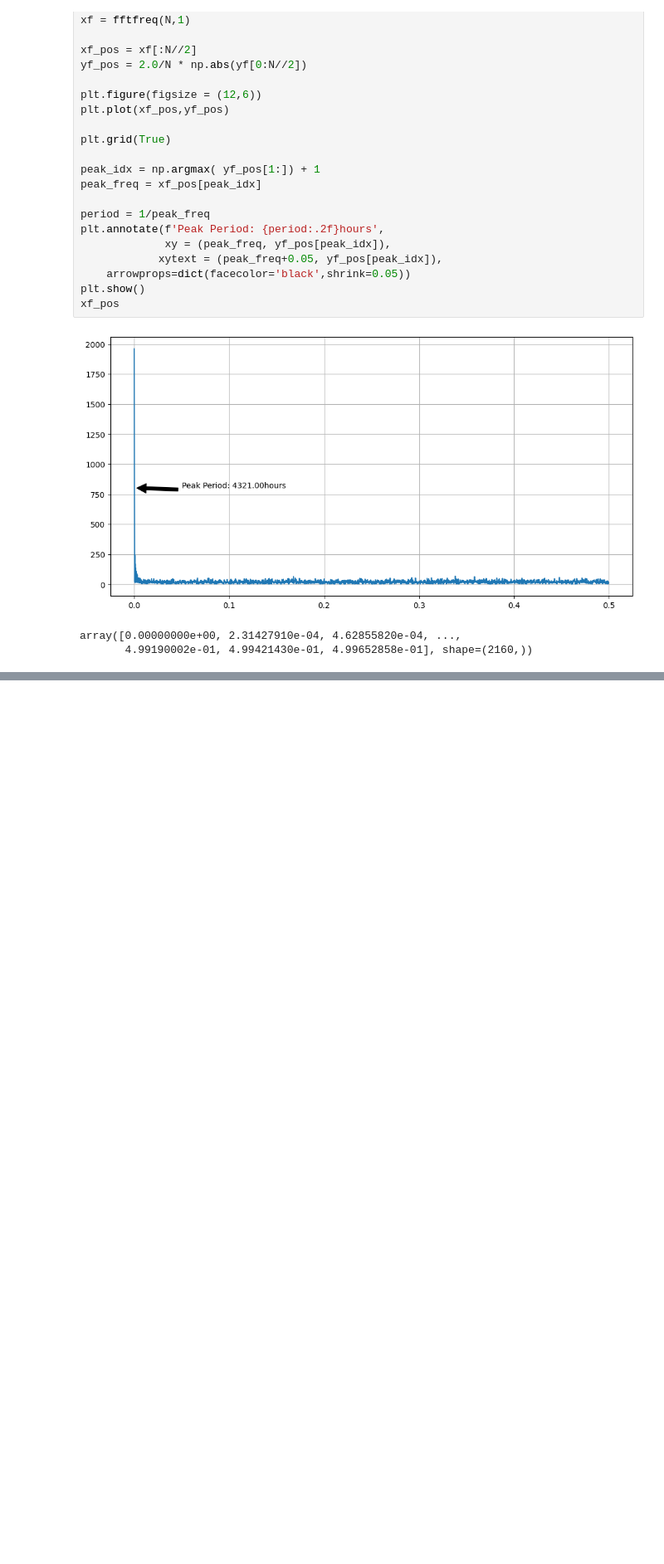
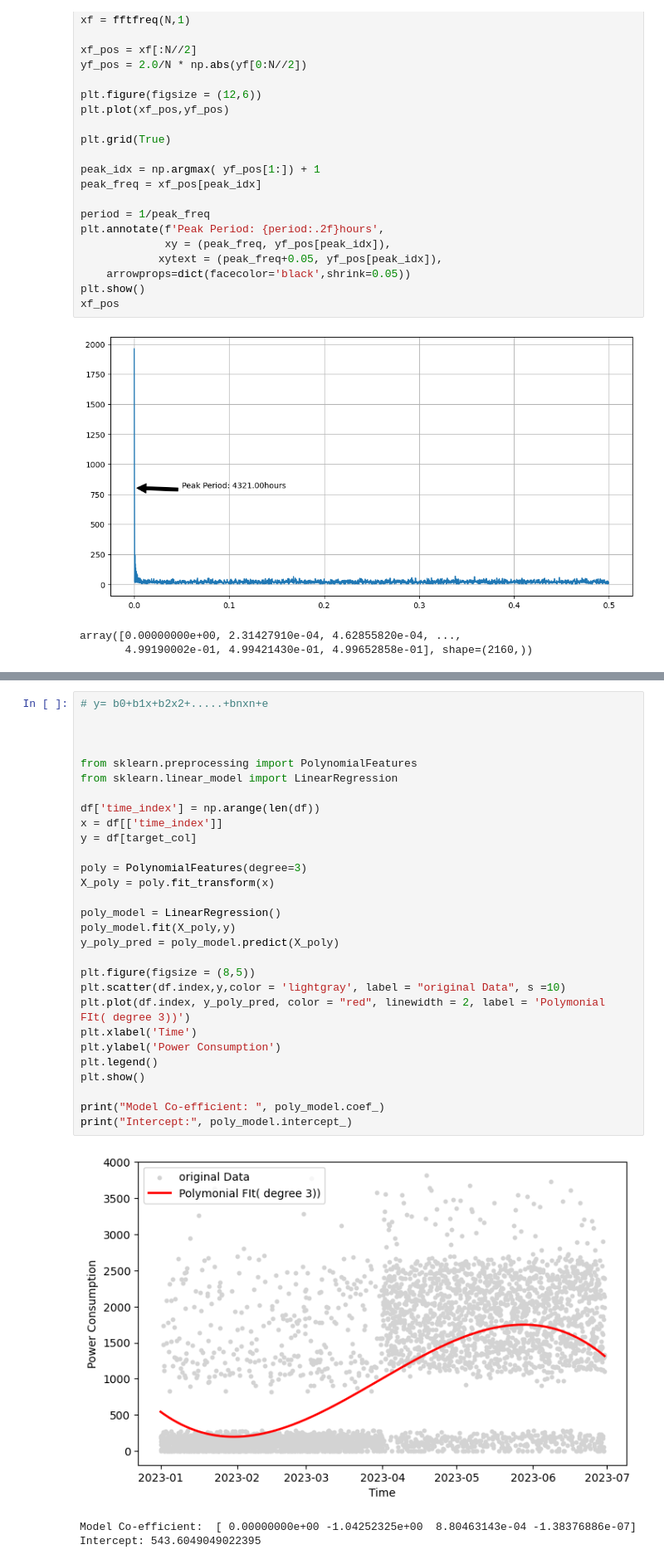
Before and after one commit to mailech/SmartEnergy-Consumption, a Jupyter notebook: jupyter_notebooks/Pre-Processing.ipynb, the cells around one changed output, grey strips where cells are left out. Shown at 83% size. Saved outputs shown, nothing was run; the diff lists cells and outputs as text; blank space fills up the shorter version.

```diff
--- a/jupyter_notebooks/Pre-Processing.ipynb
+++ b/jupyter_notebooks/Pre-Processing.ipynb
@@ -150,0 +191,33 @@ array([0.00000000e+00, 2.31427910e-04, 4.62855820e-04, ...,
+# %%
+# y= b0+b1x+b2x2+.....+bnxn+e
+
+
+
+from sklearn.preprocessing import PolynomialFeatures
+from sklearn.linear_model import LinearRegression
+
+df['time_index'] = np.arange(len(df))
+x = df[['time_index']]
+y = df[target_col]
+
+poly = PolynomialFeatures(degree=3)
+X_poly = poly.fit_transform(x)
+
+poly_model = LinearRegression()
+poly_model.fit(X_poly,y)
+y_poly_pred = poly_model.predict(X_poly)
+
+plt.figure(figsize = (8,5))
+plt.scatter(df.index,y,color = 'lightgray', label = "original Data", s =10)
+plt.plot(df.index, y_poly_pred, color = "red", linewidth = 2, label = 'Polymonial FIt( degree 3))')
+plt.xlabel('Time')
+plt.ylabel('Power Consumption')
+plt.legend()
+plt.show()
+
+print("Model Co-efficient: ", poly_model.coef_)
+print("Intercept:", poly_model.intercept_)
+# %% [output]
+[figure, added]
+Model Co-efficient:  [ 0.00000000e+00 -1.04252325e+00  8.80463143e-04 -1.38376886e-07]
+Intercept: 543.6049049022395
```
Also changed, not shown: parts of 2 cells of this notebook.
